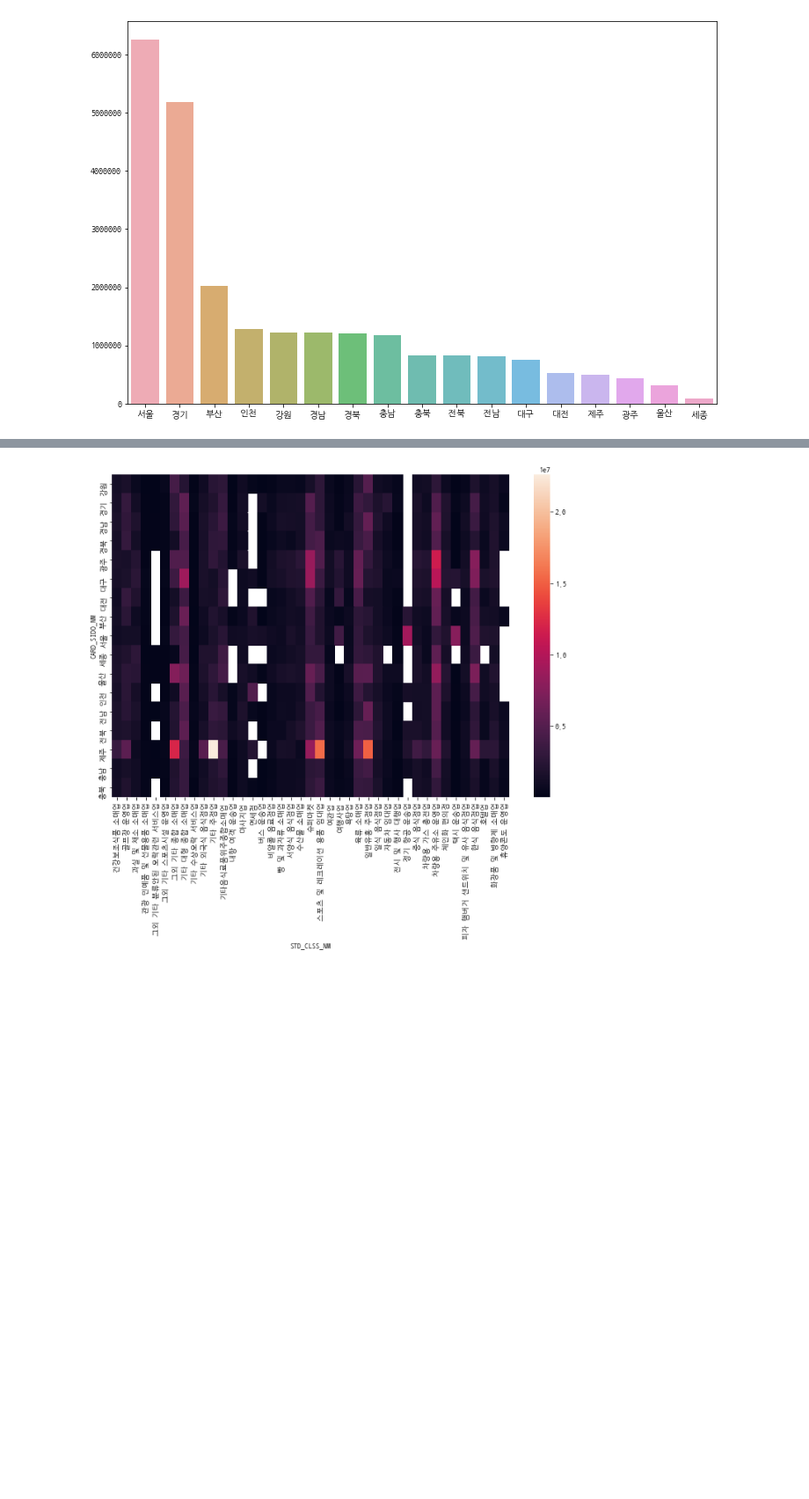
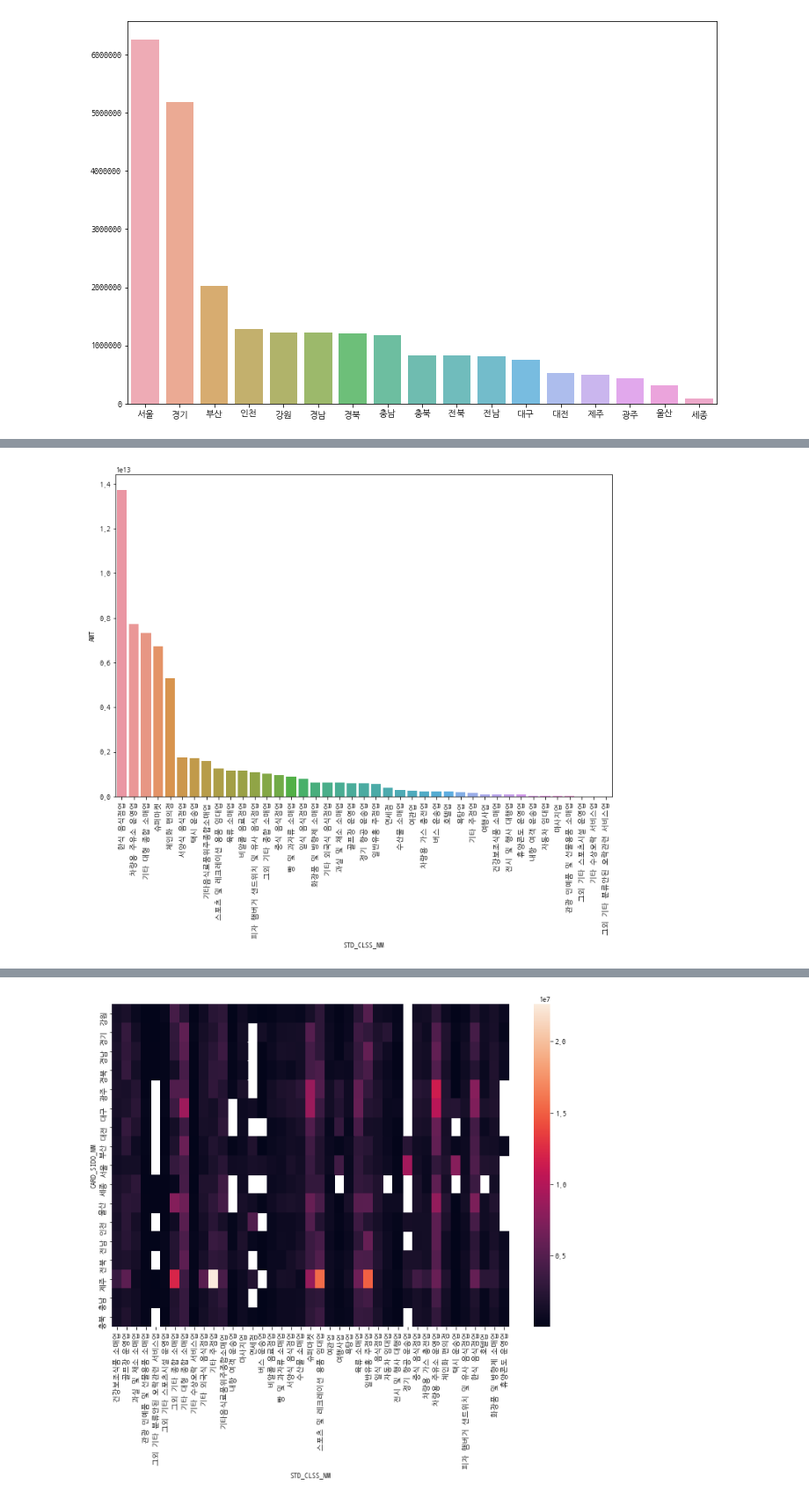
Before and after one commit to Nukzan/Creditcard-use-analysis-dev., a Jupyter notebook: Nukzan/Jeju.ipynb, the cells around one changed output, grey strips where cells are left out. Shown at 88% size. Saved outputs shown, nothing was run; the diff lists cells and outputs as text; code cells hidden in the pictures; blank space fills up the shorter version.

```diff
--- a/Nukzan/Jeju.ipynb
+++ b/Nukzan/Jeju.ipynb
@@ -141,0 +198,16 @@ plt.show()
+# %%
+card_std = jeju.groupby(['STD_CLSS_NM'])[['AMT','CNT','CSTMR_CNT']].sum().reset_index(drop = False)
+card_std = card_std.sort_values(by=['AMT'], axis=0,ascending=False)
+plt.figure(figsize = (12,8))
+sns.barplot(card_std.STD_CLSS_NM, card_std.AMT)
+
+# fig, ax1 = plt.subplots(figsize=(15, 10))
+# card_std['AMT'].plot(kind='bar', color='y')
+# card_std['CNT'].plot(kind='line', marker='d', secondary_y=True)
+# card_std['CSTMR_CNT'].plot(kind='line', marker='d', secondary_y=True)
+# plt.legend()
+
+plt.xticks(rotation='vertical')
+plt.show()
+# %% [output]
+[figure, added]
```
Also changed, not shown: parts of 65 cells of this notebook.
